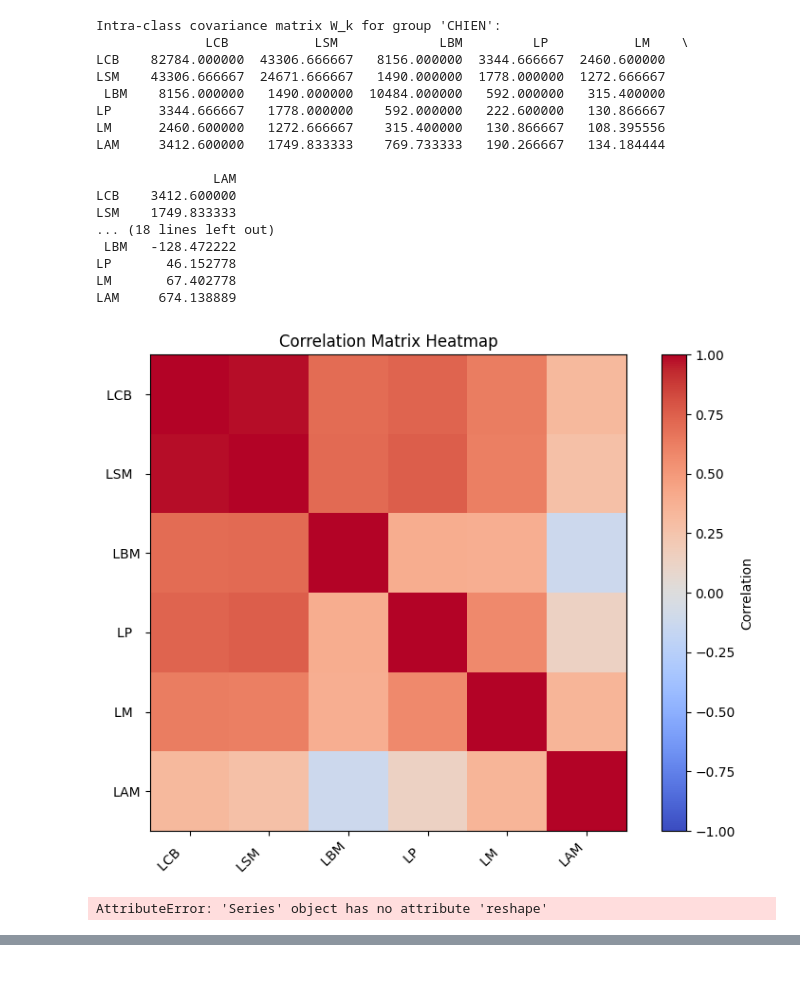
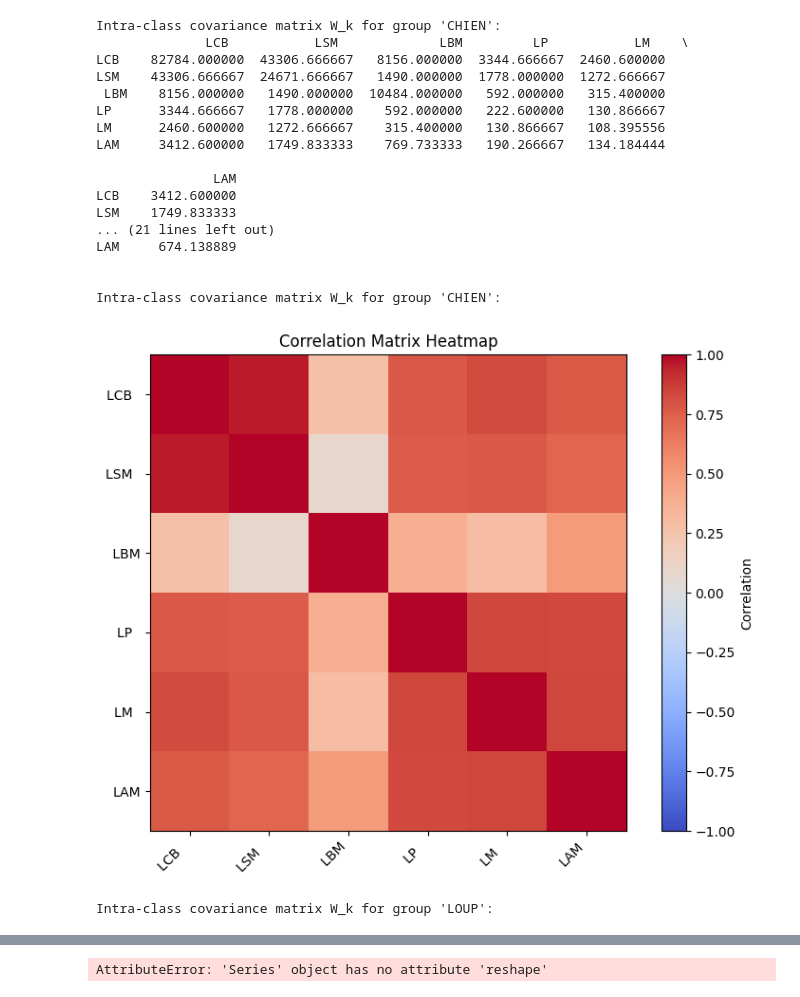
Before and after one commit to luc-polo/Discriminant-Factor-Analysis, a Jupyter notebook: DFA.ipynb, the cells around one changed output, grey strips where cells are left out. Saved outputs shown, nothing was run; the diff lists cells and outputs as text; code cells hidden in the pictures.

```diff
--- a/DFA.ipynb
+++ b/DFA.ipynb
@@ -34,20 +34,22 @@ for group_name, W_k in W_k_dict.items():
 
 
 ###(Bonus)############################################################################################################################
+# We compute and visualize the correlation matrix from the covariance matrix to interpret the values of the intra covariances
+for group_name, W_k in W_k_dict.items():
+    print(f"Intra-class covariance matrix W_k for group '{group_name}':")
+    # Computation of the correlation matrix from the covariance matrix
+    std_dev = np.sqrt(np.diag(W_k))  # Standard deviations
+    correlation_matrix = W_k / np.outer(std_dev, std_dev)  # Normalize to get correlations
 
-# We compute the correlation matrix from the covariance matrix to interpret the values of the intra covariances
-std_dev = np.sqrt(np.diag(W_k))  # Standard deviations
-correlation_matrix = W_k / np.outer(std_dev, std_dev)  # Normalize to get correlations
-
-# Visualization of the correlation matrix
-plt.figure(figsize=(8, 6))
-plt.imshow(correlation_matrix, cmap="coolwarm", vmin=-1, vmax=1)
-plt.colorbar(label="Correlation")
-plt.xticks(ticks=range(len(quantitative_vars)), labels=quantitative_vars, rotation=45, ha="right")
-plt.yticks(ticks=range(len(quantitative_vars)), labels=quantitative_vars)
-plt.title("Correlation Matrix Heatmap")
-plt.tight_layout()
-plt.show()
+    # Visualization of the correlation matrix
+    plt.figure(figsize=(8, 6))
+    plt.imshow(correlation_matrix, cmap="coolwarm", vmin=-1, vmax=1)
+    plt.colorbar(label="Correlation")
+    plt.xticks(ticks=range(len(quantitative_vars)), labels=quantitative_vars, rotation=45, ha="right")
+    plt.yticks(ticks=range(len(quantitative_vars)), labels=quantitative_vars)
+    plt.title("Correlation Matrix Heatmap")
+    plt.tight_layout()
+    plt.show()
 
 ####################################################################################################################################
 
@@ -65,36 +67,36 @@ B = np.zeros((len(quantitative_vars), len(quantitative_vars)))
 for name, group in groups:
     group_size = len(group)
     group_mean = np.mean(group[quantitative_vars], axis=0)
     diff = (group_mean - overall_mean).reshape(-1, 1)
     B += group_size * (diff @ diff.T)
 
 # Calcul de la variance totale (V)
 V = W + B
 
 # Comparaison des trois variances
 print("Variance Intraclasse (W):")
 print(W)
 print("\nVariance Interclasse (B):")
 print(B)
 print("\nVariance Totale (V):")
 print(V)
 # %% [output]
 Intra-class covariance matrix W_k for group 'CHIEN':
               LCB           LSM             LBM         LP           LM    \
 LCB    82784.000000  43306.666667   8156.000000  3344.666667  2460.600000
 LSM    43306.666667  24671.666667   1490.000000  1778.000000  1272.666667
  LBM    8156.000000   1490.000000  10484.000000   592.000000   315.400000
 LP      3344.666667   1778.000000    592.000000   222.600000   130.866667
 LM      2460.600000   1272.666667    315.400000   130.866667   108.395556
 LAM     3412.600000   1749.833333    769.733333   190.266667   134.184444
 
                LAM
 LCB    3412.600000
 LSM    1749.833333
-... (18 lines left out)
- LBM   -128.472222
-LP       46.152778
-LM       67.402778
+... (21 lines left out)
 LAM     674.138889
+
+
+Intra-class covariance matrix W_k for group 'CHIEN':
-[figure, old version]
+[figure, new version]
-AttributeError: 'Series' object has no attribute 'reshape'
+Intra-class covariance matrix W_k for group 'LOUP':
@@ -100,0 +104 @@ AttributeError: 'Series' object has no attribute 'reshape'
+AttributeError: 'Series' object has no attribute 'reshape'
```
Also changed, not shown: parts of 1 cell of this notebook.
